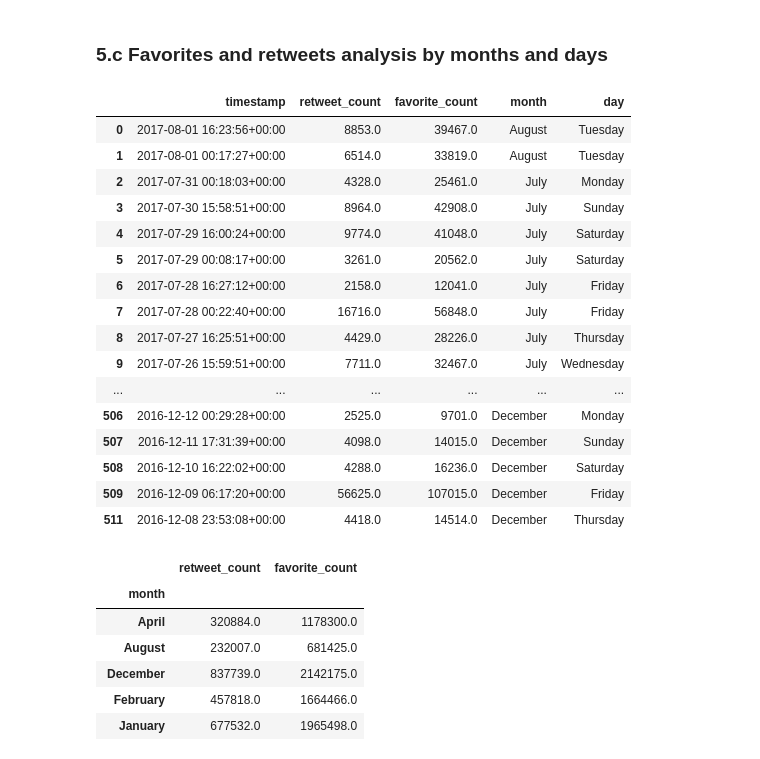
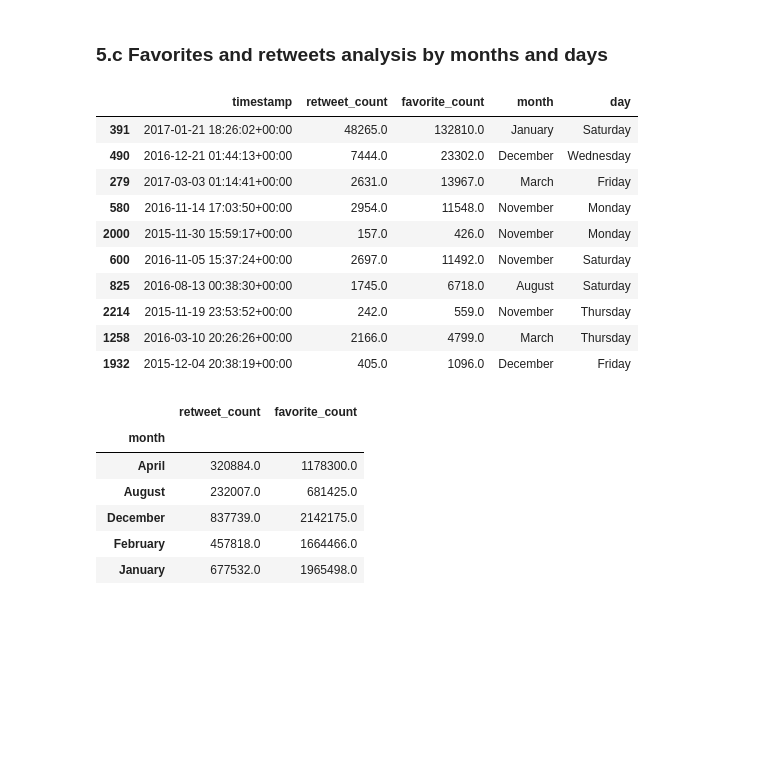
Before and after one commit to kfrawee/WeRateDogs, a Jupyter notebook: wrangle_act.ipynb, the cells around one changed output. Saved outputs shown, nothing was run; the diff lists cells and outputs as text; code cells hidden in the pictures; blank space fills up the shorter version.

```diff
--- a/wrangle_act.ipynb
+++ b/wrangle_act.ipynb
@@ -1790,31 +1786,25 @@ plt.show()
 # %%
 # Copy
 date_df = archive_clean.copy()
 date_df = date_df[['timestamp', 'retweet_count' ,'favorite_count']]
 
 # extract 'month' and 'day' columns from timestamp
 date_df['month'] = date_df.timestamp.dt.month_name()
 date_df['day'] = date_df.timestamp.dt.day_name()
 
-date_df
+date_df.sample(10)
 # %% [output]
 |  | timestamp | retweet_count | favorite_count | month | day |
-| 0 | 2017-08-01 16:23:56+00:00 | 8853.0 | 39467.0 | August | Tuesday |
-| 1 | 2017-08-01 00:17:27+00:00 | 6514.0 | 33819.0 | August | Tuesday |
-| 2 | 2017-07-31 00:18:03+00:00 | 4328.0 | 25461.0 | July | Monday |
-| 3 | 2017-07-30 15:58:51+00:00 | 8964.0 | 42908.0 | July | Sunday |
-| 4 | 2017-07-29 16:00:24+00:00 | 9774.0 | 41048.0 | July | Saturday |
-| 5 | 2017-07-29 00:08:17+00:00 | 3261.0 | 20562.0 | July | Saturday |
-| 6 | 2017-07-28 16:27:12+00:00 | 2158.0 | 12041.0 | July | Friday |
-| 7 | 2017-07-28 00:22:40+00:00 | 16716.0 | 56848.0 | July | Friday |
-| 8 | 2017-07-27 16:25:51+00:00 | 4429.0 | 28226.0 | July | Thursday |
-| 9 | 2017-07-26 15:59:51+00:00 | 7711.0 | 32467.0 | July | Wednesday |
-| ... | ... | ... | ... | ... | ... |
-| 506 | 2016-12-12 00:29:28+00:00 | 2525.0 | 9701.0 | December | Monday |
-| 507 | 2016-12-11 17:31:39+00:00 | 4098.0 | 14015.0 | December | Sunday |
-| 508 | 2016-12-10 16:22:02+00:00 | 4288.0 | 16236.0 | December | Saturday |
-| 509 | 2016-12-09 06:17:20+00:00 | 56625.0 | 107015.0 | December | Friday |
-| 511 | 2016-12-08 23:53:08+00:00 | 4418.0 | 14514.0 | December | Thursday |
+| 391 | 2017-01-21 18:26:02+00:00 | 48265.0 | 132810.0 | January | Saturday |
+| 490 | 2016-12-21 01:44:13+00:00 | 7444.0 | 23302.0 | December | Wednesday |
+| 279 | 2017-03-03 01:14:41+00:00 | 2631.0 | 13967.0 | March | Friday |
+| 580 | 2016-11-14 17:03:50+00:00 | 2954.0 | 11548.0 | November | Monday |
+| 2000 | 2015-11-30 15:59:17+00:00 | 157.0 | 426.0 | November | Monday |
+| 600 | 2016-11-05 15:37:24+00:00 | 2697.0 | 11492.0 | November | Saturday |
+| 825 | 2016-08-13 00:38:30+00:00 | 1745.0 | 6718.0 | August | Saturday |
+| 2214 | 2015-11-19 23:53:52+00:00 | 242.0 | 559.0 | November | Thursday |
+| 1258 | 2016-03-10 20:26:26+00:00 | 2166.0 | 4799.0 | March | Thursday |
+| 1932 | 2015-12-04 20:38:19+00:00 | 405.0 | 1096.0 | December | Friday |
 # %%
 # number of favorites and retweets by month
 month_df = date_df.groupby('month').sum()
```
Also changed, not shown: parts of 15 cells of this notebook.
